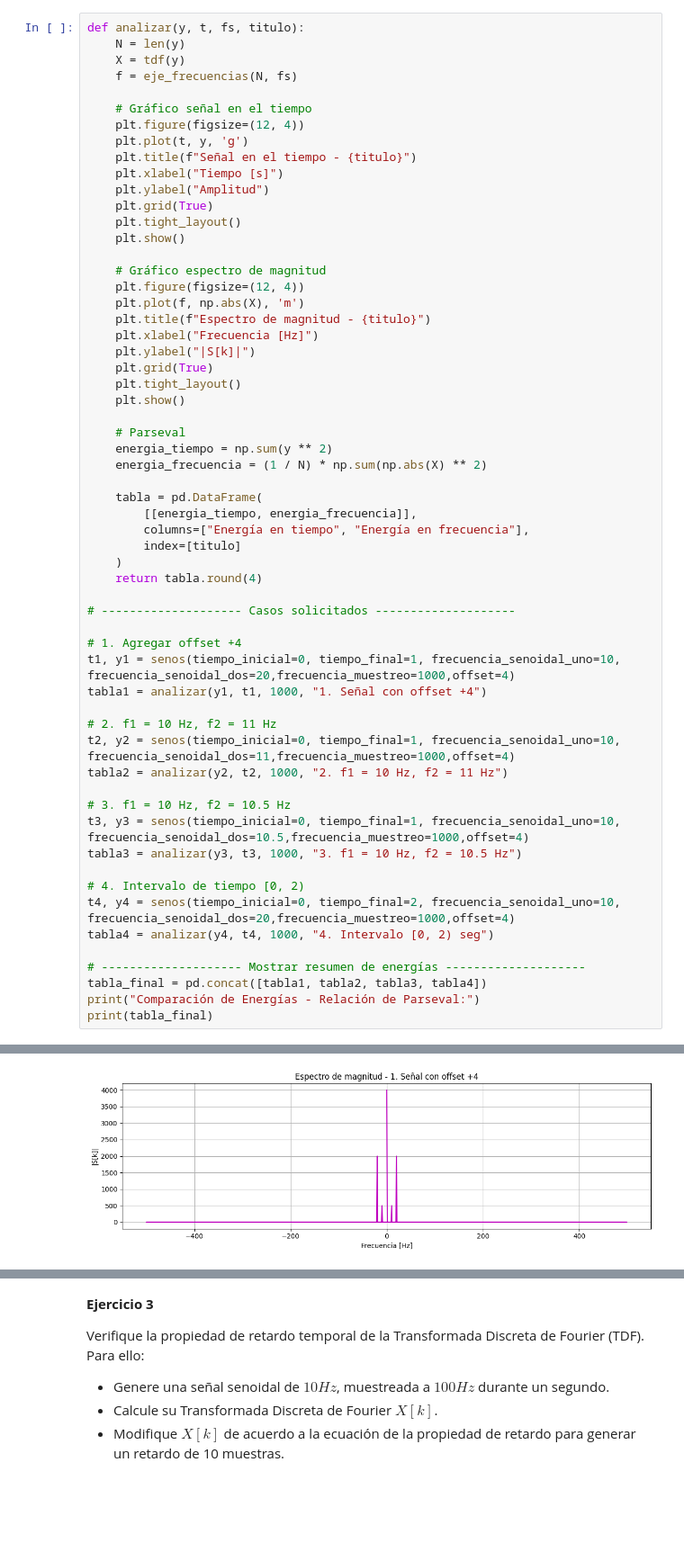
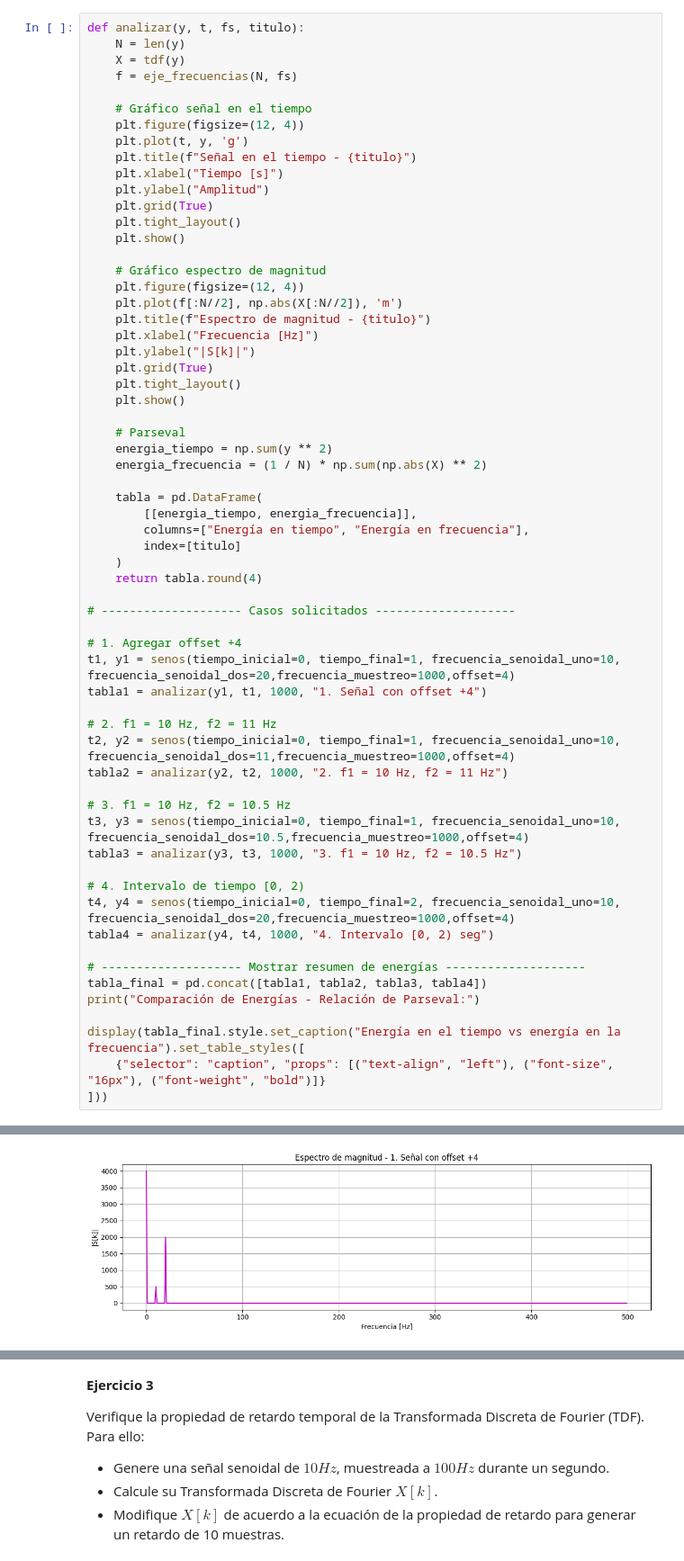
Before and after one commit to JuanKeiner/PDS_2025, a Jupyter notebook: Guia4/Guia4.ipynb, the cells around one changed output, grey strips where cells are left out. Shown at 90% size. Drawn from its saved outputs; the diff is of its cells as text; blank space fills up the shorter version.

```diff
--- a/Guia4/Guia4.ipynb
+++ b/Guia4/Guia4.ipynb
@@ -162,7 +172,7 @@ def analizar(y, t, fs, titulo):
 
     # Gráfico espectro de magnitud
     plt.figure(figsize=(12, 4))
-    plt.plot(f, np.abs(X), 'm')
+    plt.plot(f[:N//2], np.abs(X[:N//2]), 'm')
     plt.title(f"Espectro de magnitud - {titulo}")
     plt.xlabel("Frecuencia [Hz]")
     plt.ylabel("|S[k]|")
@@ -177,33 +187,36 @@ def analizar(y, t, fs, titulo):
     tabla = pd.DataFrame(
         [[energia_tiempo, energia_frecuencia]],
         columns=["Energía en tiempo", "Energía en frecuencia"],
         index=[titulo]
     )
     return tabla.round(4)
 
 # -------------------- Casos solicitados --------------------
 
 # 1. Agregar offset +4
 t1, y1 = senos(tiempo_inicial=0, tiempo_final=1, frecuencia_senoidal_uno=10, frecuencia_senoidal_dos=20,frecuencia_muestreo=1000,offset=4)
 tabla1 = analizar(y1, t1, 1000, "1. Señal con offset +4")
 
 # 2. f1 = 10 Hz, f2 = 11 Hz
 t2, y2 = senos(tiempo_inicial=0, tiempo_final=1, frecuencia_senoidal_uno=10, frecuencia_senoidal_dos=11,frecuencia_muestreo=1000,offset=4)
 tabla2 = analizar(y2, t2, 1000, "2. f1 = 10 Hz, f2 = 11 Hz")
 
 # 3. f1 = 10 Hz, f2 = 10.5 Hz
 t3, y3 = senos(tiempo_inicial=0, tiempo_final=1, frecuencia_senoidal_uno=10, frecuencia_senoidal_dos=10.5,frecuencia_muestreo=1000,offset=4)
 tabla3 = analizar(y3, t3, 1000, "3. f1 = 10 Hz, f2 = 10.5 Hz")
 
 # 4. Intervalo de tiempo [0, 2)
 t4, y4 = senos(tiempo_inicial=0, tiempo_final=2, frecuencia_senoidal_uno=10, frecuencia_senoidal_dos=20,frecuencia_muestreo=1000,offset=4)
 tabla4 = analizar(y4, t4, 1000, "4. Intervalo [0, 2) seg")
 
 # -------------------- Mostrar resumen de energías --------------------
 tabla_final = pd.concat([tabla1, tabla2, tabla3, tabla4])
 print("Comparación de Energías - Relación de Parseval:")
-print(tabla_final)
+
+display(tabla_final.style.set_caption("Energía en el tiempo vs energía en la frecuencia").set_table_styles([
+    {"selector": "caption", "props": [("text-align", "left"), ("font-size", "16px"), ("font-weight", "bold")]}
+]))
 # %% [output]
 [figure]
-[figure, old version]
+[figure, new version]
 [figure]
```
Also changed, not shown: parts of 10 cells of this notebook.
